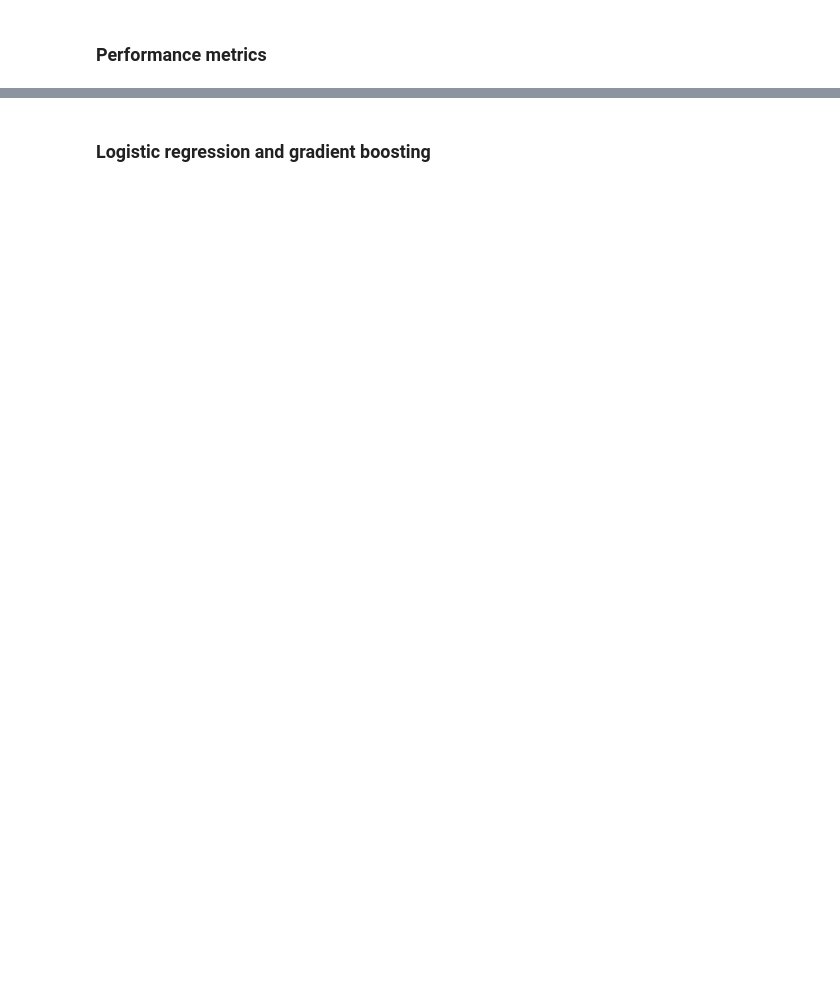
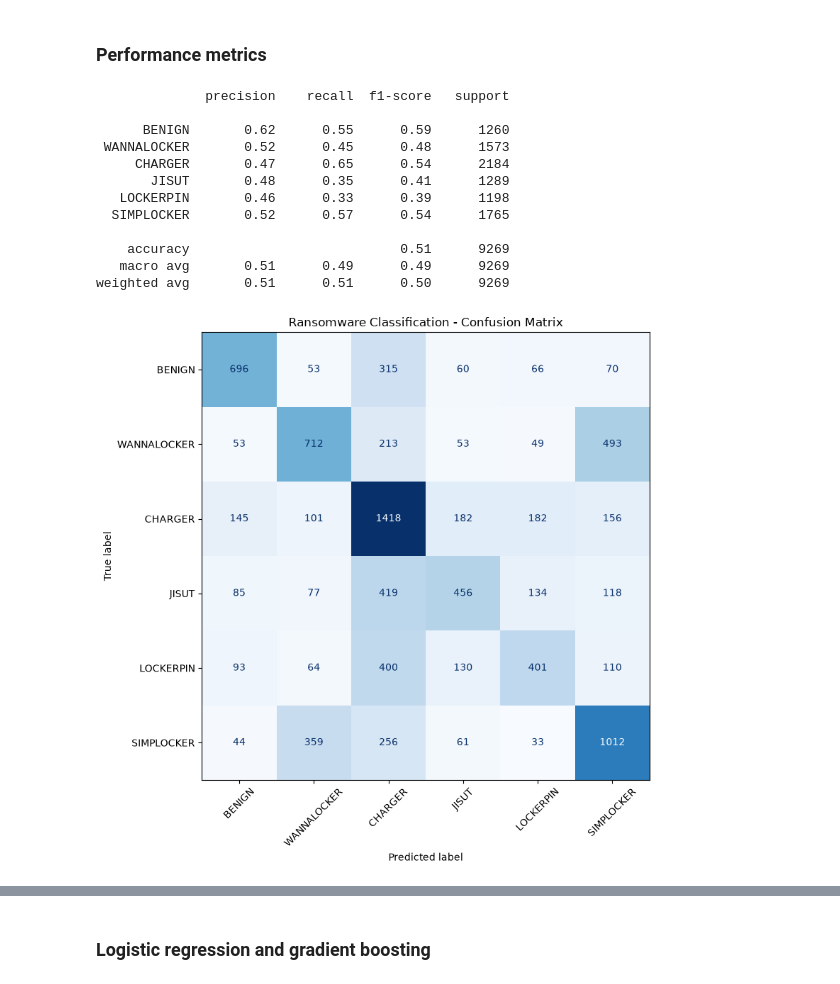
Before and after one commit to stefanie-the-engineer/bu-dx699-homework-11-smkenyon, a Jupyter notebook: OMDS-ModB2-Week11-Kenyon-Stefanie.ipynb, the cells around one changed output, grey strips where cells are left out. Drawn from its saved outputs; the diff is of its cells as text; code cells hidden in the pictures; blank space fills up the shorter version.

```diff
--- a/OMDS-ModB2-Week11-Kenyon-Stefanie.ipynb
+++ b/OMDS-ModB2-Week11-Kenyon-Stefanie.ipynb
@@ -222,2 +294,20 @@ print("Saved combined_clean.csv")
 # %% [markdown]
 ### Random forest
+# %%
+# Random forest
+
+# Split into train/test sets, stratifying on Label since classes are imbalanced
+X = ransomware_df.drop(columns=['Label'])
+y = ransomware_df['Label']
+
+X_train, X_test, y_train, y_test = train_test_split(
+    X, y, test_size=0.2, random_state=42, stratify=y
+)
+
+rf_ransomware = RandomForestClassifier(n_estimators=100, random_state=42)
+rf_ransomware.fit(X_train, y_train)
+
+train_acc = rf_ransomware.score(X_train, y_train)
+test_acc = rf_ransomware.score(X_test, y_test)
+print(f"Train accuracy: {train_acc:.4f}")
+print(f"Test accuracy: {test_acc:.4f}")
@@ -228,2 +371,45 @@ print("Saved combined_clean.csv")
 # %% [markdown]
 ### Performance metrics
+# %%
+# Performance metrics
+y_pred = best_rf_ransomware.predict(X_test)
+
+label_names = ['BENIGN', 'WANNALOCKER', 'CHARGER', 'JISUT', 'LOCKERPIN', 'SIMPLOCKER']
+present_labels = sorted(y_test.unique())
+
+print(classification_report(
+    y_test, y_pred,
+    labels=present_labels,
+    target_names=[label_names[i] for i in present_labels]
+))
+
+cm = confusion_matrix(y_test, y_pred, labels=present_labels)
+disp = ConfusionMatrixDisplay(confusion_matrix=cm, display_labels=[label_names[i] for i in present_labels])
+fig, ax = plt.subplots(figsize=(8, 8))
+disp.plot(ax=ax, cmap='Blues', xticks_rotation=45, colorbar=False)
+plt.title("Ransomware Classification - Confusion Matrix")
+plt.tight_layout()
+plt.show()
+
+# Feature importance
+importances = pd.Series(best_rf_ransomware.feature_importances_, index=X.columns)
+importances.sort_values(ascending=False).head(15).plot(kind='barh', figsize=(8, 6))
+plt.title("Top 15 Feature Importances (Ransomware Random Forest)")
+plt.xlabel("Importance")
+plt.gca().invert_yaxis()
+plt.tight_layout()
+plt.show()
+# %% [output]
+              precision    recall  f1-score   support
+
+      BENIGN       0.62      0.55      0.59      1260
+ WANNALOCKER       0.52      0.45      0.48      1573
+     CHARGER       0.47      0.65      0.54      2184
+       JISUT       0.48      0.35      0.41      1289
+   LOCKERPIN       0.46      0.33      0.39      1198
+  SIMPLOCKER       0.52      0.57      0.54      1765
+
+    accuracy                           0.51      9269
+   macro avg       0.51      0.49      0.49      9269
+weighted avg       0.51      0.51      0.50      9269
+[figure, added]
```
Also changed, not shown: parts of 38 cells of this notebook, 2 other files.
